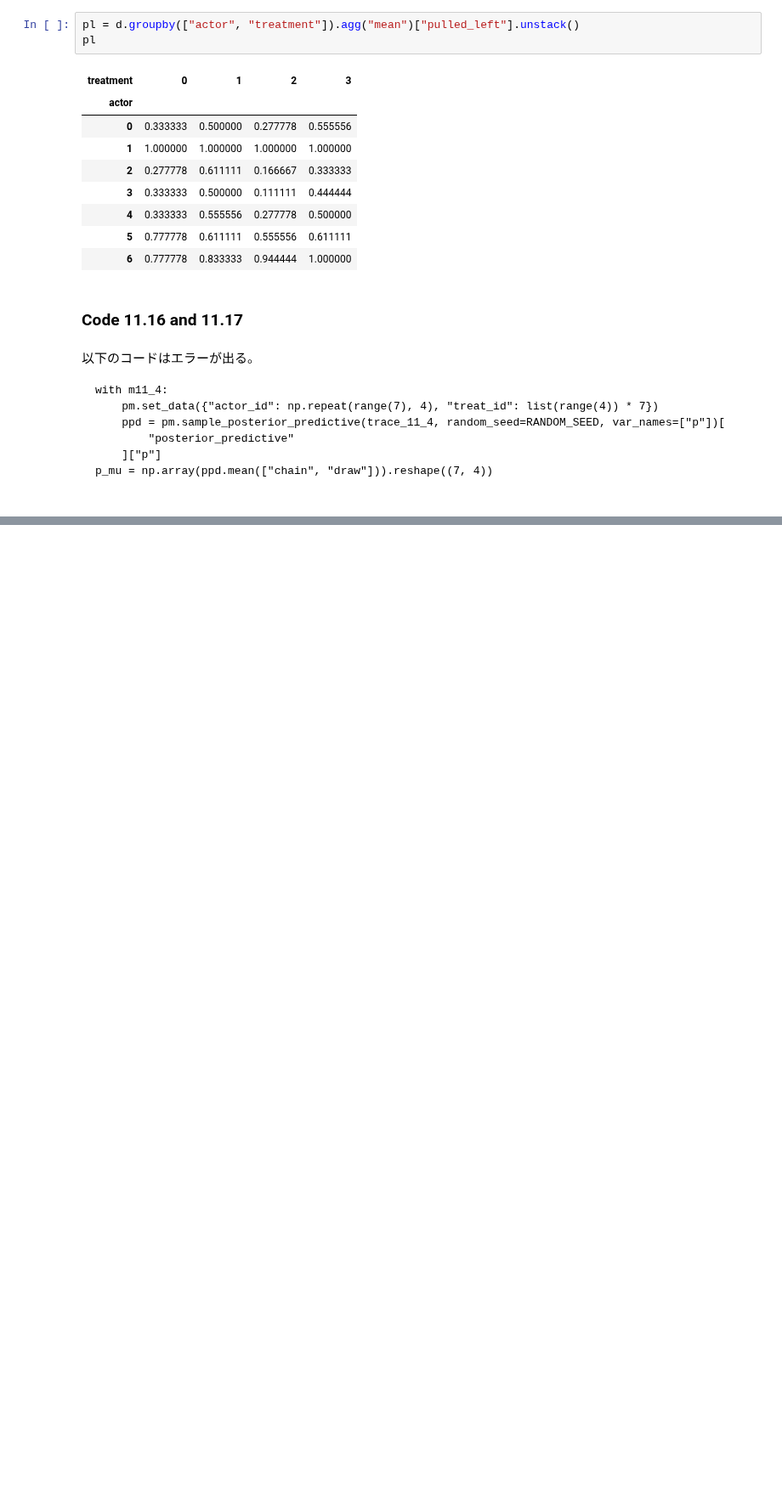
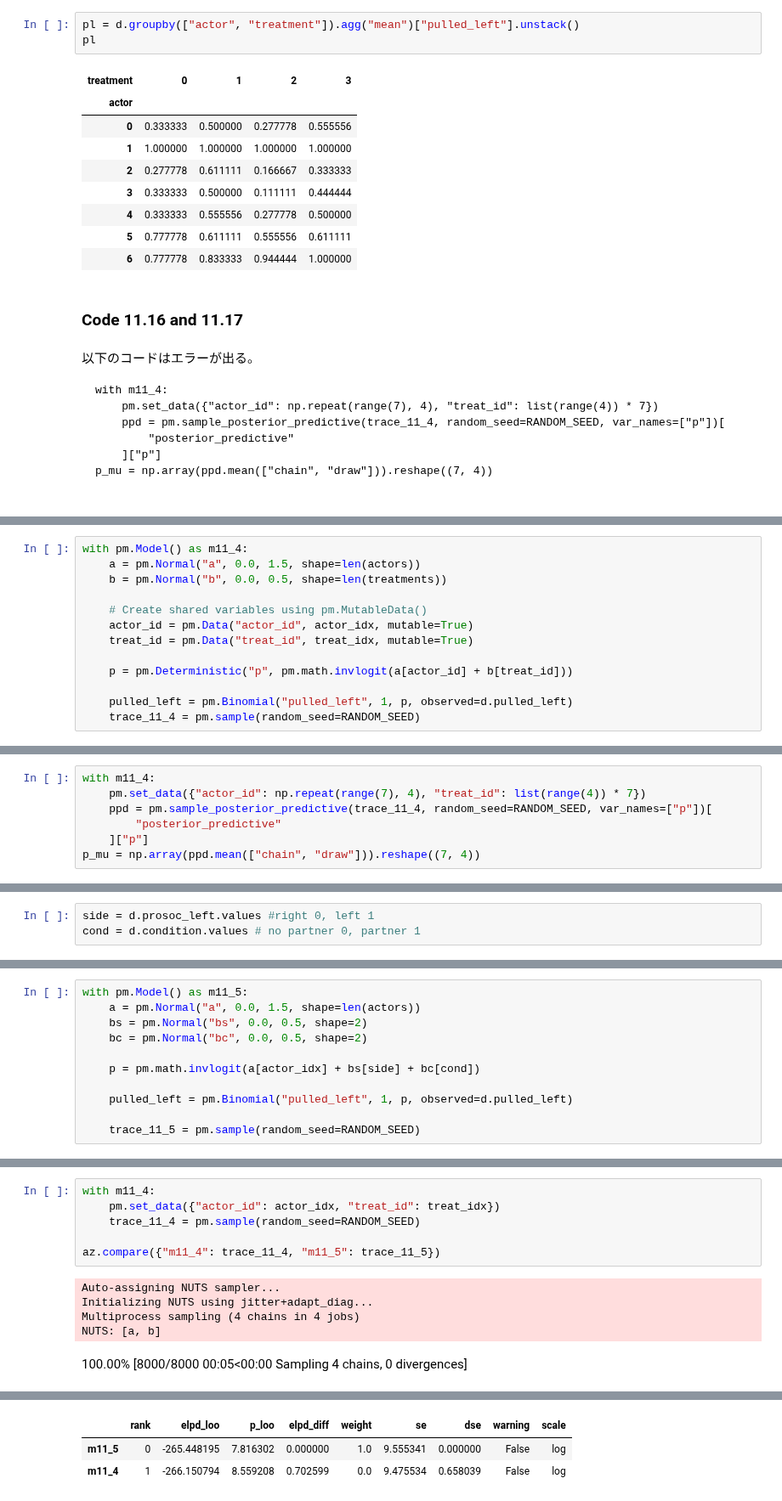
Before and after one commit to styuk/Bayes-Python, a Jupyter notebook: chapter11/chapter11.ipynb, the cells around one changed output, grey strips where cells are left out. Shown at 85% size. Cells and saved outputs as stored; diff of their text form; blank space fills up the shorter version.

```diff
--- a/chapter11/chapter11.ipynb
+++ b/chapter11/chapter11.ipynb
@@ -309,0 +295,13 @@ ValueError: Variable name actor_id already exists.
+# %%
+with pm.Model() as m11_4:
+    a = pm.Normal("a", 0.0, 1.5, shape=len(actors))
+    b = pm.Normal("b", 0.0, 0.5, shape=len(treatments))
+
+    # Create shared variables using pm.MutableData()
+    actor_id = pm.Data("actor_id", actor_idx, mutable=True)
+    treat_id = pm.Data("treat_id", treat_idx, mutable=True)
+
+    p = pm.Deterministic("p", pm.math.invlogit(a[actor_id] + b[treat_id]))
+
+    pulled_left = pm.Binomial("pulled_left", 1, p, observed=d.pulled_left)
+    trace_11_4 = pm.sample(random_seed=RANDOM_SEED)
@@ -309,0 +315,7 @@ ValueError: Variable name actor_id already exists.
+# %%
+with m11_4:
+    pm.set_data({"actor_id": np.repeat(range(7), 4), "treat_id": list(range(4)) * 7})
+    ppd = pm.sample_posterior_predictive(trace_11_4, random_seed=RANDOM_SEED, var_names=["p"])[
+        "posterior_predictive"
+    ]["p"]
+p_mu = np.array(ppd.mean(["chain", "draw"])).reshape((7, 4))
@@ -309,0 +420,3 @@ ValueError: Variable name actor_id already exists.
+# %%
+side = d.prosoc_left.values #right 0, left 1
+cond = d.condition.values # no partner 0, partner 1
@@ -309,0 +428,11 @@ ValueError: Variable name actor_id already exists.
+# %%
+with pm.Model() as m11_5:
+    a = pm.Normal("a", 0.0, 1.5, shape=len(actors))
+    bs = pm.Normal("bs", 0.0, 0.5, shape=2)
+    bc = pm.Normal("bc", 0.0, 0.5, shape=2)
+
+    p = pm.math.invlogit(a[actor_idx] + bs[side] + bc[cond])
+
+    pulled_left = pm.Binomial("pulled_left", 1, p, observed=d.pulled_left)
+
+    trace_11_5 = pm.sample(random_seed=RANDOM_SEED)
@@ -309,0 +446,12 @@ ValueError: Variable name actor_id already exists.
+# %%
+with m11_4:
+    pm.set_data({"actor_id": actor_idx, "treat_id": treat_idx})
+    trace_11_4 = pm.sample(random_seed=RANDOM_SEED)
+
+az.compare({"m11_4": trace_11_4, "m11_5": trace_11_5})
+# %% [output]
+Auto-assigning NUTS sampler...
+Initializing NUTS using jitter+adapt_diag...
+Multiprocess sampling (4 chains in 4 jobs)
+NUTS: [a, b]
+100.00% [8000/8000 00:05<00:00 Sampling 4 chains, 0 divergences]
@@ -309,0 +459,3 @@ ValueError: Variable name actor_id already exists.
+|  | rank | elpd_loo | p_loo | elpd_diff | weight | se | dse | warning | scale |
+| m11_5 | 0 | -265.448195 | 7.816302 | 0.000000 | 1.0 | 9.555341 | 0.000000 | False | log |
+| m11_4 | 1 | -266.150794 | 8.559208 | 0.702599 | 0.0 | 9.475534 | 0.658039 | False | log |
```
Also changed, not shown: parts of 17 cells of this notebook.
